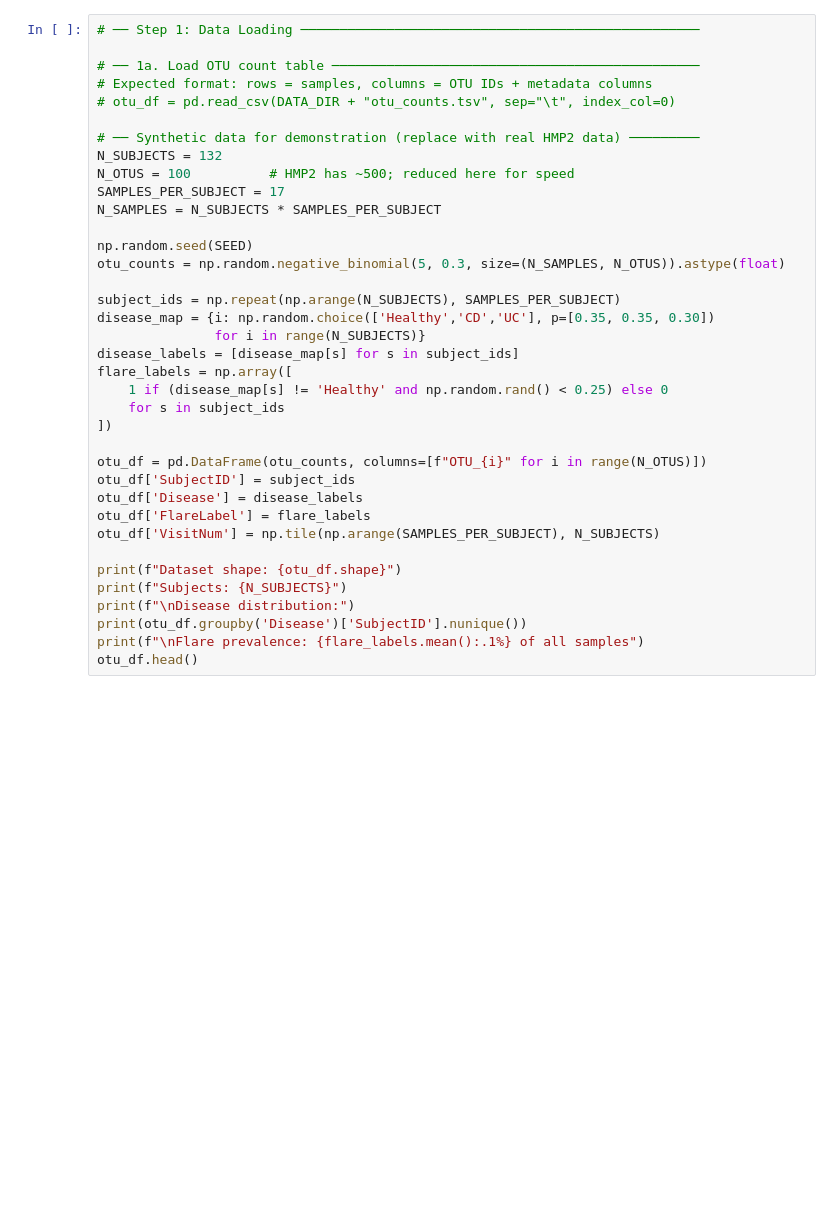
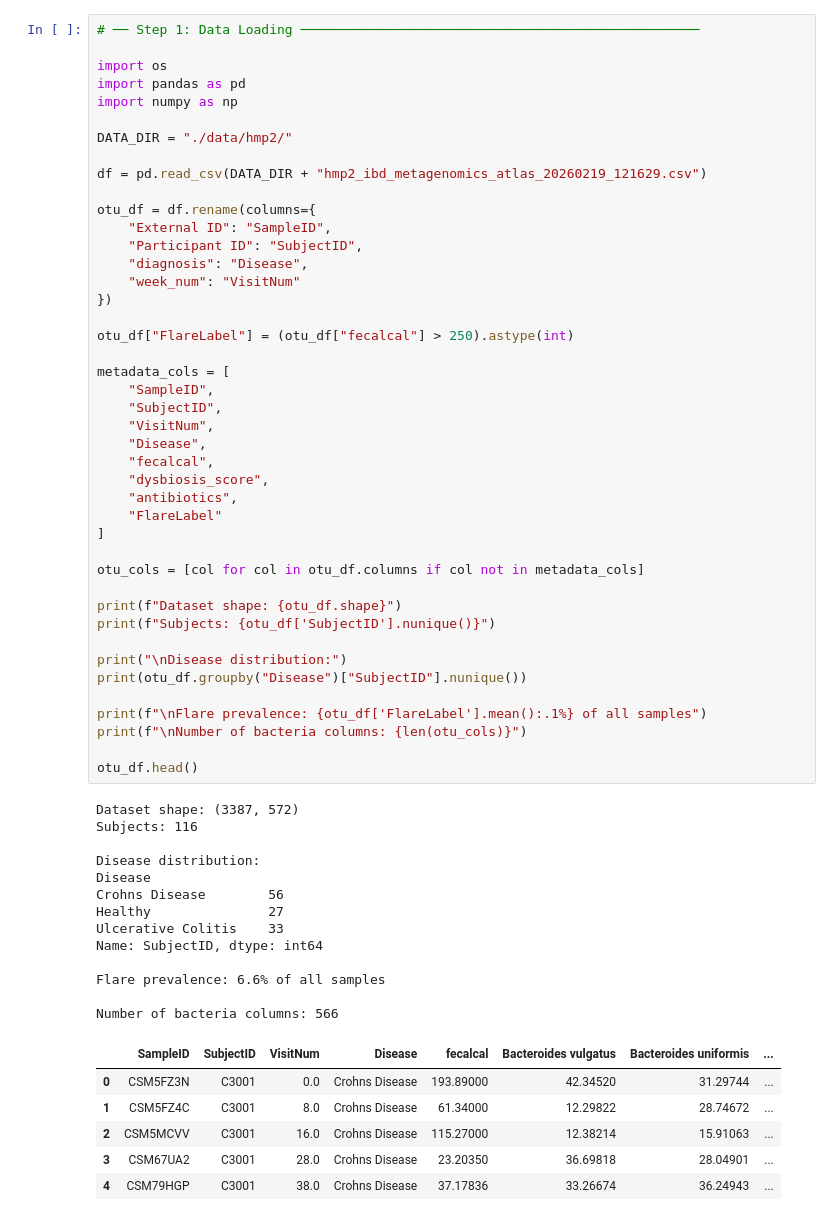
Before and after one commit to joshuaahamilton/I320D-Project-3, a Jupyter notebook: Project15_Microbiome_Temporal_Dynamics.ipynb, the cells around one changed output. Cells and saved outputs as stored; diff of their text form; blank space fills up the shorter version.

```diff
--- a/Project15_Microbiome_Temporal_Dynamics.ipynb
+++ b/Project15_Microbiome_Temporal_Dynamics.ipynb
@@ -108,37 +104,63 @@ print(f"Data directory: {DATA_DIR}")
 # %%
 # ── Step 1: Data Loading ───────────────────────────────────────────────────
 
-# ── 1a. Load OTU count table ───────────────────────────────────────────────
-# Expected format: rows = samples, columns = OTU IDs + metadata columns
-# otu_df = pd.read_csv(DATA_DIR + "otu_counts.tsv", sep="\t", index_col=0)
+import os
+import pandas as pd
+import numpy as np
 
-# ── Synthetic data for demonstration (replace with real HMP2 data) ─────────
-N_SUBJECTS = 132
-N_OTUS = 100          # HMP2 has ~500; reduced here for speed
-SAMPLES_PER_SUBJECT = 17
-N_SAMPLES = N_SUBJECTS * SAMPLES_PER_SUBJECT
+DATA_DIR = "./data/hmp2/"
 
-np.random.seed(SEED)
-otu_counts = np.random.negative_binomial(5, 0.3, size=(N_SAMPLES, N_OTUS)).astype(float)
+df = pd.read_csv(DATA_DIR + "hmp2_ibd_metagenomics_atlas_20260219_121629.csv")
 
-subject_ids = np.repeat(np.arange(N_SUBJECTS), SAMPLES_PER_SUBJECT)
-disease_map = {i: np.random.choice(['Healthy','CD','UC'], p=[0.35, 0.35, 0.30])
-               for i in range(N_SUBJECTS)}
-disease_labels = [disease_map[s] for s in subject_ids]
-flare_labels = np.array([
-    1 if (disease_map[s] != 'Healthy' and np.random.rand() < 0.25) else 0
-    for s in subject_ids
-])
+otu_df = df.rename(columns={
+    "External ID": "SampleID",
+    "Participant ID": "SubjectID",
+    "diagnosis": "Disease",
+    "week_num": "VisitNum"
+})
 
-otu_df = pd.DataFrame(otu_counts, columns=[f"OTU_{i}" for i in range(N_OTUS)])
-otu_df['SubjectID'] = subject_ids
-otu_df['Disease'] = disease_labels
-otu_df['FlareLabel'] = flare_labels
-otu_df['VisitNum'] = np.tile(np.arange(SAMPLES_PER_SUBJECT), N_SUBJECTS)
+otu_df["FlareLabel"] = (otu_df["fecalcal"] > 250).astype(int)
+
+metadata_cols = [
+    "SampleID",
+    "SubjectID",
+    "VisitNum",
+    "Disease",
+    "fecalcal",
+    "dysbiosis_score",
+    "antibiotics",
+    "FlareLabel"
+]
+
+otu_cols = [col for col in otu_df.columns if col not in metadata_cols]
 
 print(f"Dataset shape: {otu_df.shape}")
-print(f"Subjects: {N_SUBJECTS}")
-print(f"\nDisease distribution:")
-print(otu_df.groupby('Disease')['SubjectID'].nunique())
-print(f"\nFlare prevalence: {flare_labels.mean():.1%} of all samples")
+print(f"Subjects: {otu_df['SubjectID'].nunique()}")
+
+print("\nDisease distribution:")
+print(otu_df.groupby("Disease")["SubjectID"].nunique())
+
+print(f"\nFlare prevalence: {otu_df['FlareLabel'].mean():.1%} of all samples")
+print(f"\nNumber of bacteria columns: {len(otu_cols)}")
+
 otu_df.head()
+# %% [output]
+Dataset shape: (3387, 572)
+Subjects: 116
+
+Disease distribution:
+Disease
+Crohns Disease        56
+Healthy               27
+Ulcerative Colitis    33
+Name: SubjectID, dtype: int64
+
+Flare prevalence: 6.6% of all samples
+
+Number of bacteria columns: 566
+|  | SampleID | SubjectID | VisitNum | Disease | fecalcal | Bacteroides vulgatus | Bacteroides uniformis | ... |
+| 0 | CSM5FZ3N | C3001 | 0.0 | Crohns Disease | 193.89000 | 42.34520 | 31.29744 | ... |
+| 1 | CSM5FZ4C | C3001 | 8.0 | Crohns Disease | 61.34000 | 12.29822 | 28.74672 | ... |
+| 2 | CSM5MCVV | C3001 | 16.0 | Crohns Disease | 115.27000 | 12.38214 | 15.91063 | ... |
+| 3 | CSM67UA2 | C3001 | 28.0 | Crohns Disease | 23.20350 | 36.69818 | 28.04901 | ... |
+| 4 | CSM79HGP | C3001 | 38.0 | Crohns Disease | 37.17836 | 33.26674 | 36.24943 | ... |
```
Also changed, not shown: parts of 22 cells of this notebook.
